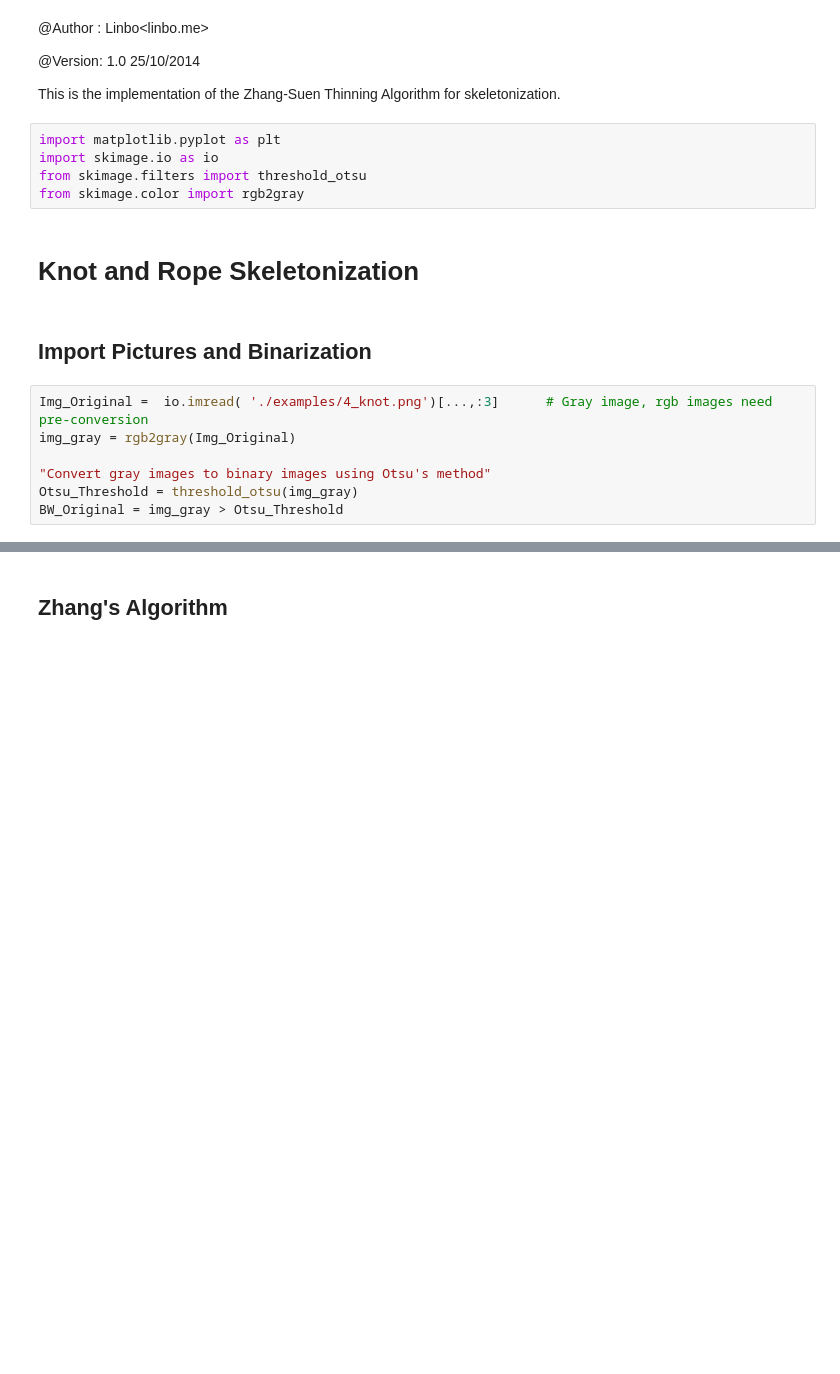
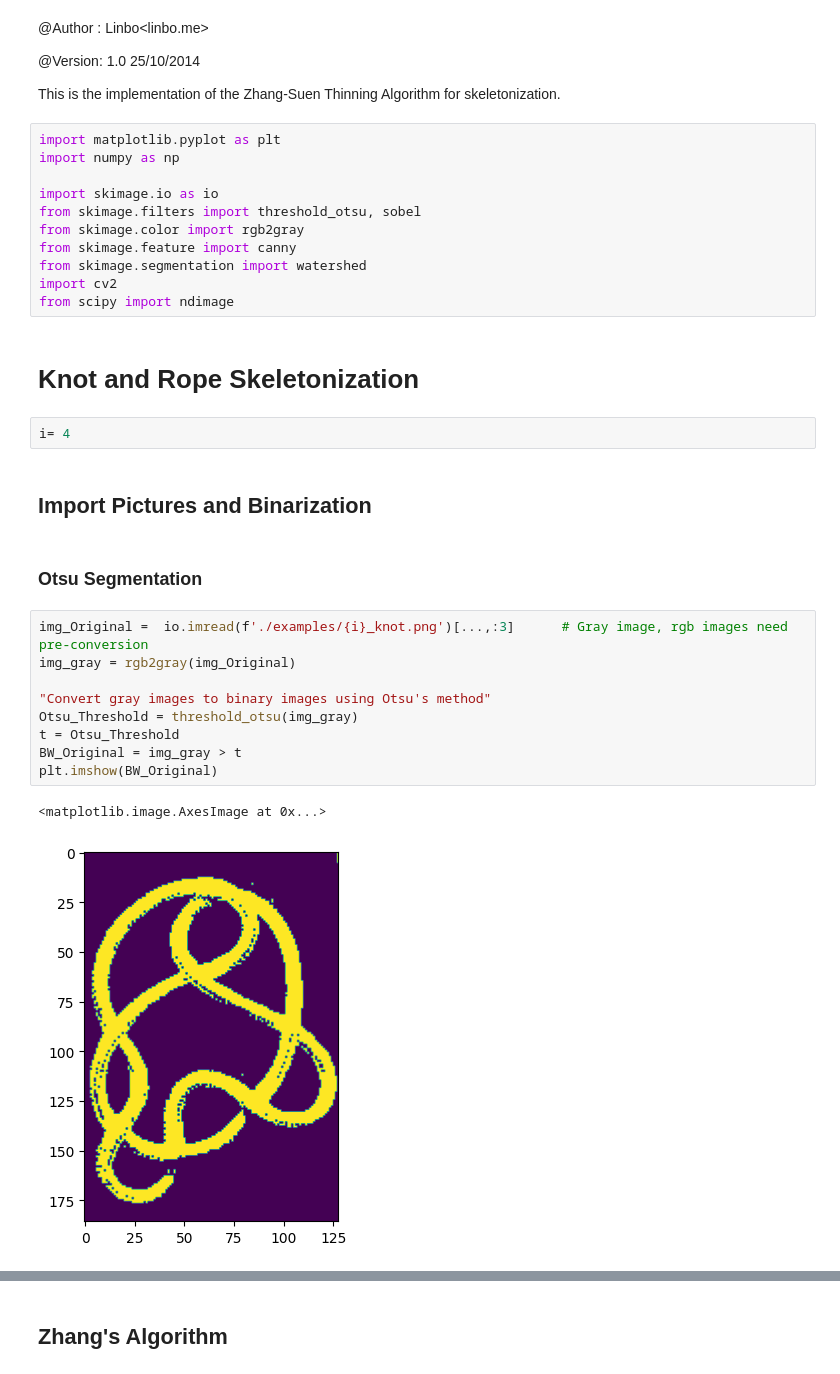
Before and after one commit to PhilJ0ly/knotId, a Jupyter notebook: skeleton_zhang.ipynb, the cells around one changed output, grey strips where cells are left out. Drawn from its saved outputs; the diff is of its cells as text; blank space fills up the shorter version.

```diff
--- a/skeleton_zhang.ipynb
+++ b/skeleton_zhang.ipynb
@@ -8,17 +8,32 @@ Philippe Joly 27-09-24
 This is the implementation of the Zhang-Suen Thinning Algorithm for skeletonization.
 # %%
 import matplotlib.pyplot as plt
+import numpy as np
+
 import skimage.io as io
-from skimage.filters import threshold_otsu
+from skimage.filters import threshold_otsu, sobel
 from skimage.color import rgb2gray
+from skimage.feature import canny
+from skimage.segmentation import watershed
+import cv2
+from scipy import ndimage
 # %% [markdown]
 # Knot and Rope Skeletonization
+# %%
+i= 4
 # %% [markdown]
 ## Import Pictures and Binarization
+# %% [markdown]
+### Otsu Segmentation
 # %%
-Img_Original =  io.imread( './examples/4_knot.png')[...,:3]      # Gray image, rgb images need pre-conversion
-img_gray = rgb2gray(Img_Original)
+img_Original =  io.imread(f'./examples/{i}_knot.png')[...,:3]      # Gray image, rgb images need pre-conversion
+img_gray = rgb2gray(img_Original)
 
 "Convert gray images to binary images using Otsu's method"
 Otsu_Threshold = threshold_otsu(img_gray)
-BW_Original = img_gray > Otsu_Threshold
+t = Otsu_Threshold
+BW_Original = img_gray > t
+plt.imshow(BW_Original)
+# %% [output]
+<matplotlib.image.AxesImage at 0x...>
+[figure, added]
```
Also changed, not shown: parts of 7 cells of this notebook.
